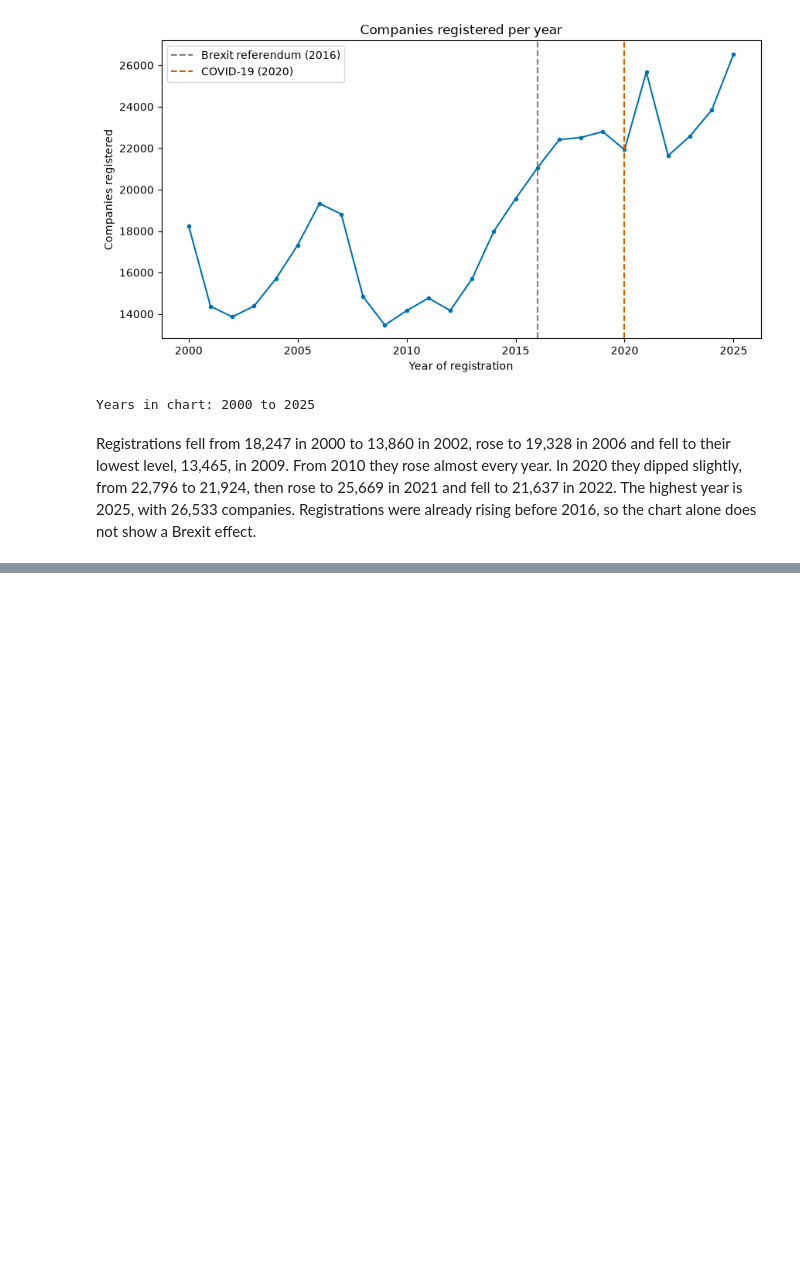
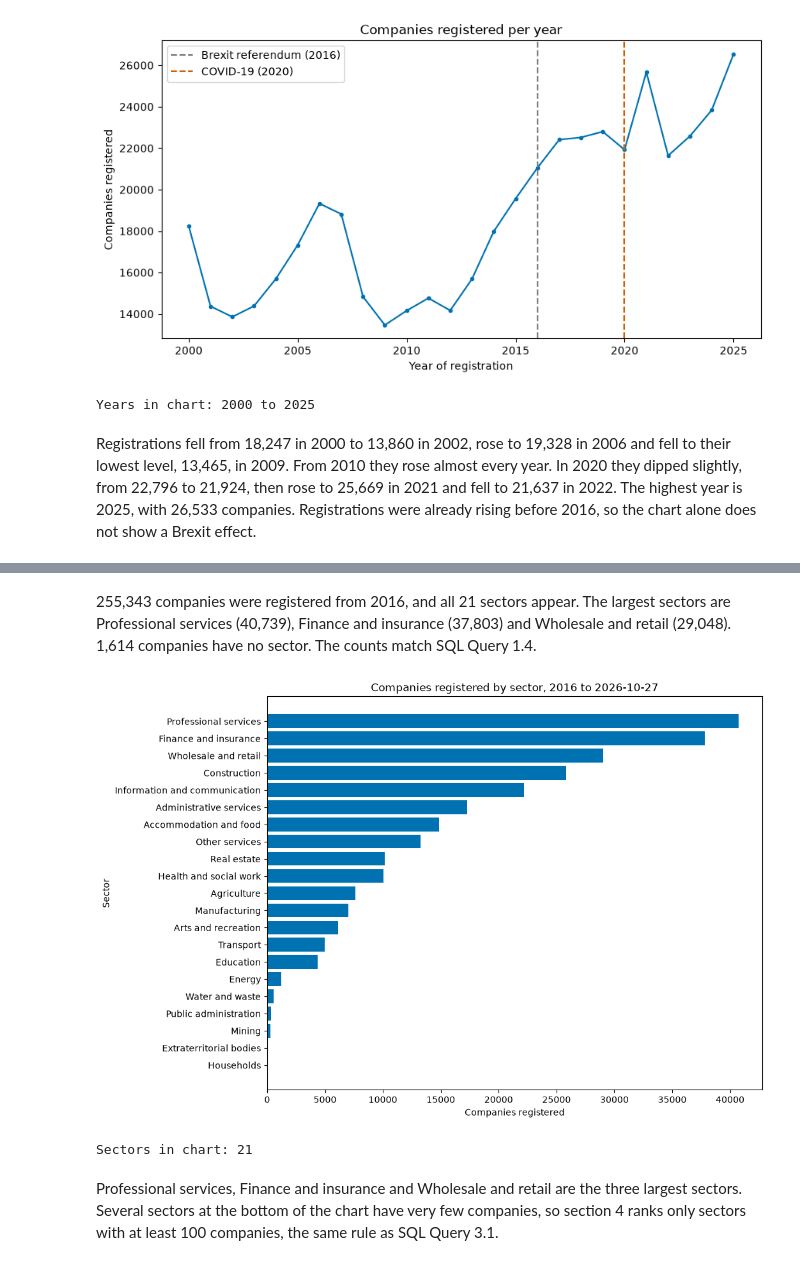
Before and after one commit to temulenbd/irish-company-survival-analysis, a Jupyter notebook: notebooks/3_statistical_analysis.ipynb, the cells around one changed output, grey strips where cells are left out. Drawn from its saved outputs; the diff is of its cells as text; code cells hidden in the pictures; blank space fills up the shorter version.

```diff
--- a/notebooks/3_statistical_analysis.ipynb
+++ b/notebooks/3_statistical_analysis.ipynb
@@ -162,0 +229,11 @@ Registrations fell from 18,247 in 2000 to 13,860 in 2002, rose to 19,328 in 2006
+# %%
+# Sector codes are mostly missing before 2015 (notebook 1), so sectors use 2016 onwards
+sector_start_year = 2016
+recent = companies[companies["reg_year"] >= sector_start_year]
+
+# Companies per sector, largest first, including companies with no sector
+sector_counts = recent["section_name"].value_counts(dropna=False)
+
+print("Companies from", sector_start_year, ":", len(recent))
+print("Sectors:", recent["section_name"].nunique(), "\n")
+print(sector_counts)
@@ -162,0 +258,24 @@ Registrations fell from 18,247 in 2000 to 13,860 in 2002, rose to 19,328 in 2006
+# %% [markdown]
+255,343 companies were registered from 2016, and all 21 sectors appear. The largest sectors are Professional services (40,739), Finance and insurance (37,803) and Wholesale and retail (29,048). 1,614 companies have no sector. The counts match SQL Query 1.4.
+# %%
+# Sectors only (no missing values), smallest first so the largest bar is at the top
+sector_chart = recent["section_name"].value_counts().sort_values()
+
+# Horizontal bar chart
+fig, ax = plt.subplots(figsize=(10, 8))
+ax.barh(sector_chart.index, sector_chart.values, color="#0072B2")
+
+ax.set_title(f"Companies registered by sector, {sector_start_year} to {last_date}")
+ax.set_xlabel("Companies registered")
+ax.set_ylabel("Sector")
+
+fig.savefig("../figures/03_registrations_by_sector.png", dpi=150, bbox_inches="tight")
+plt.show()
+
+# Check: number of sectors in the chart
+print("Sectors in chart:", len(sector_chart))
+# %% [output]
+[figure, added]
+Sectors in chart: 21
+# %% [markdown]
+Professional services, Finance and insurance and Wholesale and retail are the three largest sectors. Several sectors at the bottom of the chart have very few companies, so section 4 ranks only sectors with at least 100 companies, the same rule as SQL Query 3.1.
```
Also changed, not shown: parts of 8 cells of this notebook.
